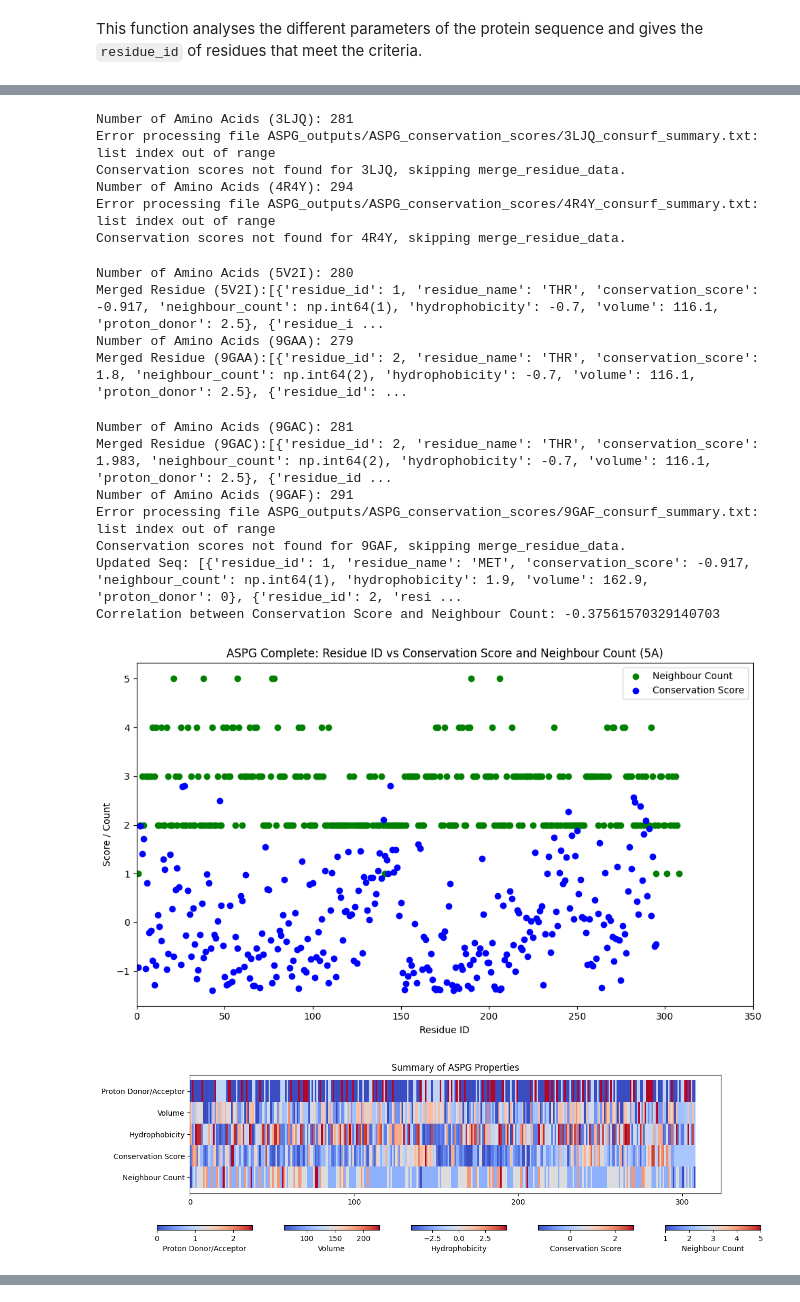
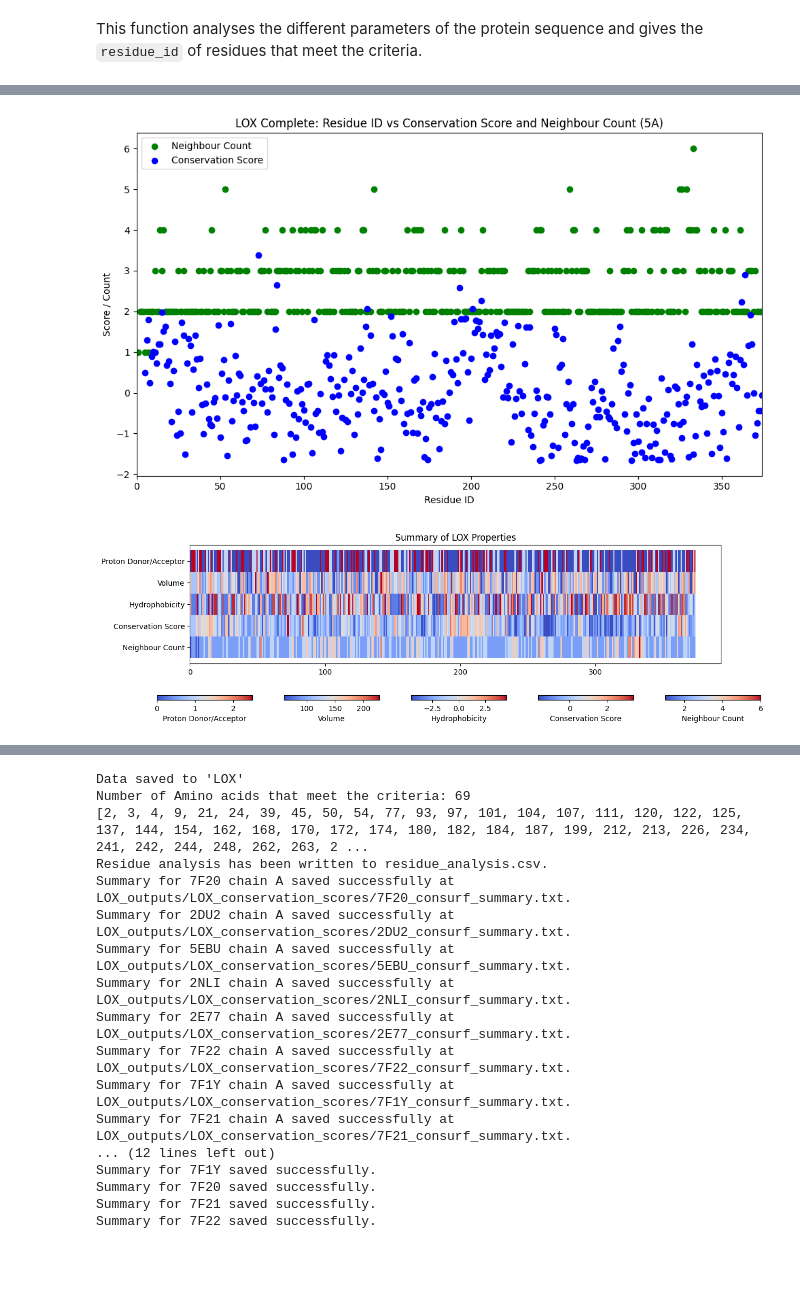
Before and after one commit to seahhening/Protein-LM, a Jupyter notebook: Documents/Compiled (Submission)/compiled_v0.2.ipynb, the cells around one changed output, grey strips where cells are left out. Cells and saved outputs as stored; diff of their text form; code cells hidden in the pictures; blank space fills up the shorter version.

```diff
--- a/Documents/Compiled (Submission)/compiled_v0.2.ipynb
+++ b/Documents/Compiled (Submission)/compiled_v0.2.ipynb
@@ -387,6 +387,17 @@ Input: `ref_seq` Consensus Sequence from __(https://alphafold.ebi.ac.uk/)__ with
 Output: `updated_ref_seq`
 # %%
 def merge_to_ref_seq(ref_seq, completed):
+    """
+    Updates cosesnsus sequence with information extracted from PDB file
+
+    Input:
+    - ref_seq (str): File path to consensus sequence
+    - completed (dict): Processed pdb file to be updates to ref_seq
+
+    Output:
+    - updated_ref_seq: List of dictionaries
+
+    """
     # Convert ref_seq to dictionary for efficient lookup
     ref_seq_dict = {entry['residue_id']: entry for entry in ref_seq}
 
@@ -426,6 +437,19 @@ Input: `data` List of dictionaries of residues, `angstrom`, `protein_id`, `num_r
 Ouput: Scatter Plot containing `neighbour_counts` and `conservation_scores`
 # %%
 def plot_and_calculate_correlation(data, angstrom, protein_id, num_residues):
+    """
+    Plots neighbout count and conservation scores for all residues
+
+    Input:
+    - data: List of dictionaries
+    - angstrom
+    - protein_id
+    - num_residues
+
+    Output:
+    - scatter plot: y axes are neighbour count and conservation score, x axis is residue id
+    - caculated correlation between neighbour counts and conservations scores
+    """
     # Extract data for plotting
     residue_ids = [entry['residue_id'] for entry in data]
     neighbour_counts = [entry['neighbour_count'] for entry in data]
@@ -718,10 +742,11 @@ def analyse_protein_2(residues, weights, protein_id):
 # %%
 ## This part needs to be edited!
 
-pdb_file_paths = ['./ASPG_pdb/pdb1apy.pdb', './ASPG_pdb/pdb1apz.pdb', './ASPG_pdb/pdb1ayy.pdb', './ASPG_pdb/pdb1p4k.pdb', './ASPG_pdb/pdb1p4v.pdb', './ASPG_pdb/pdb2gac.pdb', './ASPG_pdb/pdb2gaw.pdb', './ASPG_pdb/pdb2gl9.pdb', './ASPG_pdb/pdb3ljq.pdb', './ASPG_pdb/pdb4r4y.pdb', './ASPG_pdb/pdb5v2i.pdb', './ASPG_pdb/pdb9gaa.pdb', './ASPG_pdb/pdb9gac.pdb', './ASPG_pdb/pdb9gaf.pdb']
-ref_seq = './ASPG_pdb/AF-Q7L266-F1-model_v4.pdb'
-protein_id = 'ASPG'
-num_residues = 350
+pdb_file_paths = ['./LOX_pdb/pdb2du2.pdb', './LOX_pdb/pdb2e77.pdb', './LOX_pdb/pdb2j6x.pdb', './LOX_pdb/pdb2nli.pdb', './LOX_pdb/pdb2zfa.pdb', './LOX_pdb/pdb4rje.pdb', './LOX_pdb/pdb4yl2.pdb', './LOX_pdb/pdb5ebu.pdb', './LOX_pdb/pdb7f1y.pdb', './LOX_pdb/pdb7f20.pdb', './LOX_pdb/pdb7f21.pdb', './lOX_pdb/pdb7f22.pdb']
+
+ref_seq = './LOX_pdb/AF-Q44467-F1-model_v4.pdb'
+protein_id = 'LOX'
+num_residues = 374
 angstrom = 5
 weights = [0.2,0.2,0.2,0.2,0.2]
 download_conservation_scores(pdb_file_paths, protein_id, chains=['A'])
@@ -729,7 +754,7 @@ download_conservation_scores(pdb_file_paths, protein_id, chains=['A'])
 #compare_seq(ref_seq_path, pdb_file_paths, protein_id)
 
 ref_seq = pdb_to_compiled_vector(ref_seq, angstrom, protein_id)
-print(f"Ref Seq:{ref_seq}")
+#print(f"Ref Seq:{ref_seq}")
 
 for pdb_file in pdb_file_paths:
         completed = pdb_to_compiled_vector(pdb_file, angstrom, protein_id)
@@ -773,19 +812,2 @@ Conservation scores not found for 2GL9, skipping merge_residue_data.
-Number of Amino Acids (3LJQ): 281
-Error processing file ASPG_outputs/ASPG_conservation_scores/3LJQ_consurf_summary.txt: list index out of range
-Conservation scores not found for 3LJQ, skipping merge_residue_data.
-Number of Amino Acids (4R4Y): 294
-Error processing file ASPG_outputs/ASPG_conservation_scores/4R4Y_consurf_summary.txt: list index out of range
-Conservation scores not found for 4R4Y, skipping merge_residue_data.
-Number of Amino Acids (5V2I): 280
-Merged Residue (5V2I):[{'residue_id': 1, 'residue_name': 'THR', 'conservation_score': -0.917, 'neighbour_count': np.int64(1), 'hydrophobicity': -0.7, 'volume': 116.1, 'proton_donor': 2.5}, {'residue_i ...
-Number of Amino Acids (9GAA): 279
-Merged Residue (9GAA):[{'residue_id': 2, 'residue_name': 'THR', 'conservation_score': 1.8, 'neighbour_count': np.int64(2), 'hydrophobicity': -0.7, 'volume': 116.1, 'proton_donor': 2.5}, {'residue_id': ...
-Number of Amino Acids (9GAC): 281
-Merged Residue (9GAC):[{'residue_id': 2, 'residue_name': 'THR', 'conservation_score': 1.983, 'neighbour_count': np.int64(2), 'hydrophobicity': -0.7, 'volume': 116.1, 'proton_donor': 2.5}, {'residue_id ...
-Number of Amino Acids (9GAF): 291
-Error processing file ASPG_outputs/ASPG_conservation_scores/9GAF_consurf_summary.txt: list index out of range
-Conservation scores not found for 9GAF, skipping merge_residue_data.
-Updated Seq: [{'residue_id': 1, 'residue_name': 'MET', 'conservation_score': -0.917, 'neighbour_count': np.int64(1), 'hydrophobicity': 1.9, 'volume': 162.9, 'proton_donor': 0}, {'residue_id': 2, 'resi ...
-Correlation between Conservation Score and Neighbour Count: -0.37561570329140703
-[figure, old version]
+[figure, new version]
-[figure, old version]
+[figure, new version]
@@ -809,0 +814,17 @@ Error processing 9GAF:
+Data saved to 'LOX'
+Number of Amino acids that meet the criteria: 69
+[2, 3, 4, 9, 21, 24, 39, 45, 50, 54, 77, 93, 97, 101, 104, 107, 111, 120, 122, 125, 137, 144, 154, 162, 168, 170, 172, 174, 180, 182, 184, 187, 199, 212, 213, 226, 234, 241, 242, 244, 248, 262, 263, 2 ...
+Residue analysis has been written to residue_analysis.csv.
+Summary for 7F20 chain A saved successfully at LOX_outputs/LOX_conservation_scores/7F20_consurf_summary.txt.
+Summary for 2DU2 chain A saved successfully at LOX_outputs/LOX_conservation_scores/2DU2_consurf_summary.txt.
+Summary for 5EBU chain A saved successfully at LOX_outputs/LOX_conservation_scores/5EBU_consurf_summary.txt.
+Summary for 2NLI chain A saved successfully at LOX_outputs/LOX_conservation_scores/2NLI_consurf_summary.txt.
+Summary for 2E77 chain A saved successfully at LOX_outputs/LOX_conservation_scores/2E77_consurf_summary.txt.
+Summary for 7F22 chain A saved successfully at LOX_outputs/LOX_conservation_scores/7F22_consurf_summary.txt.
+Summary for 7F1Y chain A saved successfully at LOX_outputs/LOX_conservation_scores/7F1Y_consurf_summary.txt.
+Summary for 7F21 chain A saved successfully at LOX_outputs/LOX_conservation_scores/7F21_consurf_summary.txt.
+... (12 lines left out)
+Summary for 7F1Y saved successfully.
+Summary for 7F20 saved successfully.
+Summary for 7F21 saved successfully.
+Summary for 7F22 saved successfully.
```
Also changed, not shown: parts of 3 cells of this notebook, 38 other files.
